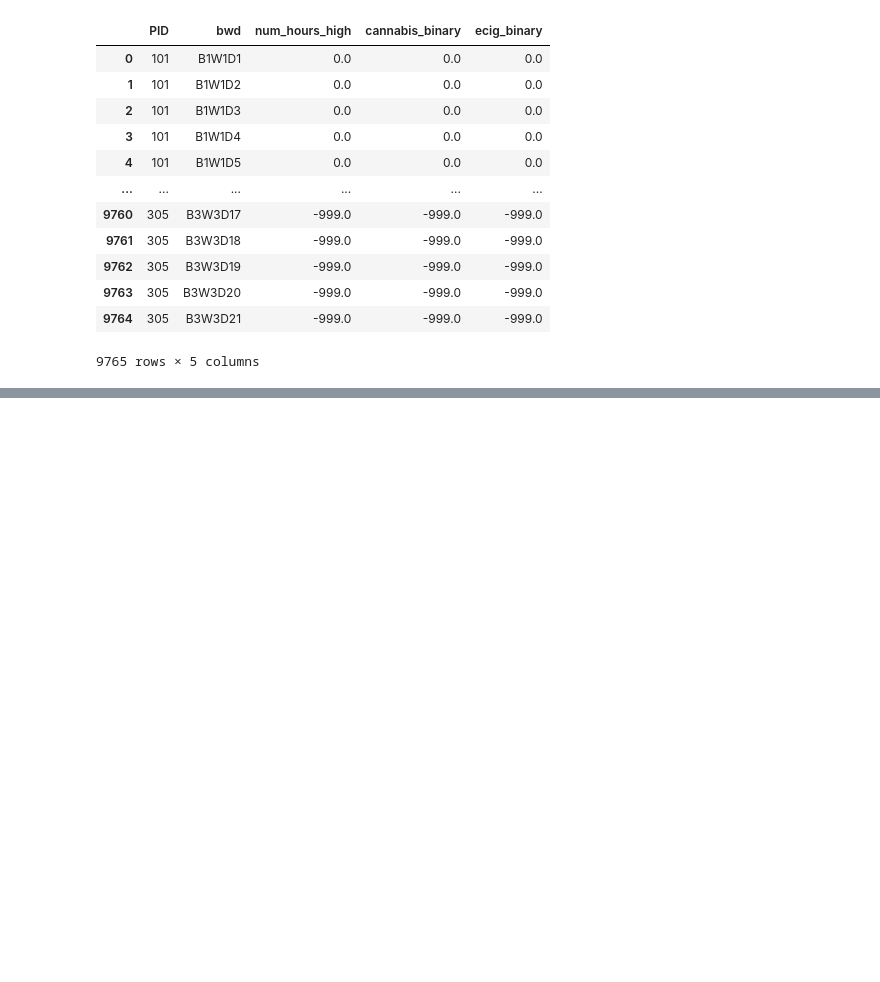
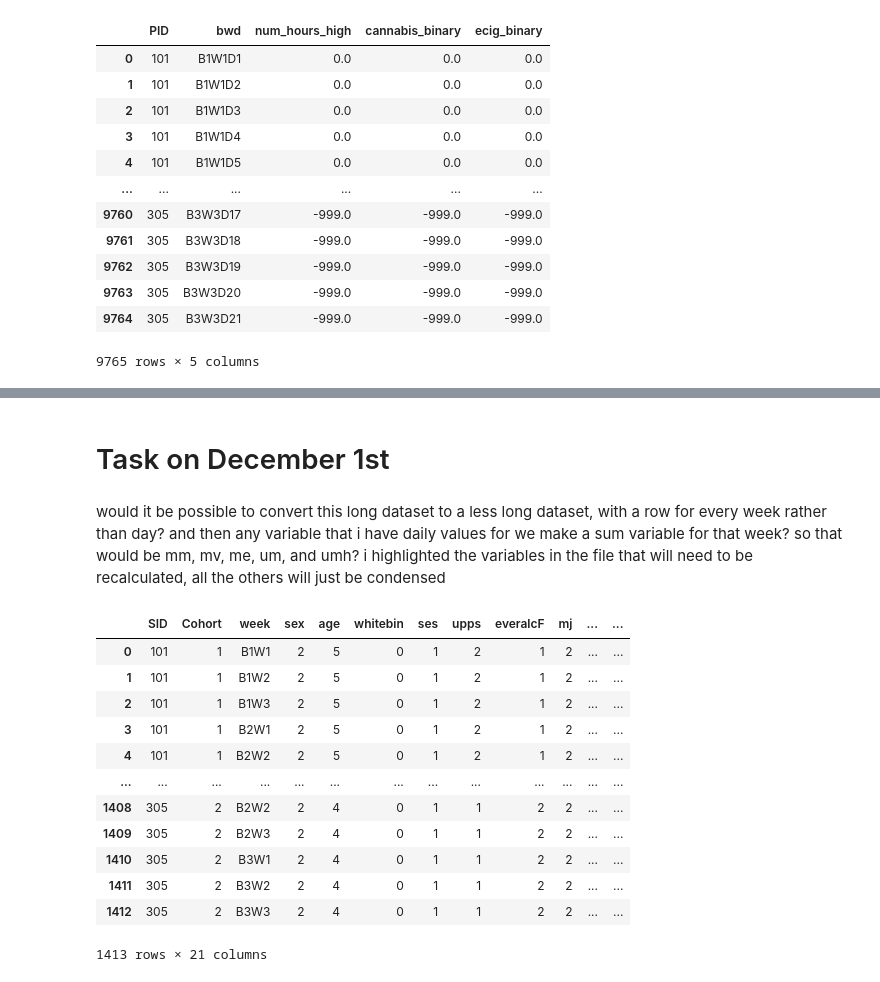
Before and after one commit to athith-g/lab_notebooks, a Jupyter notebook: Data_Restructure.ipynb, the cells around one changed output, grey strips where cells are left out. Drawn from its saved outputs; the diff is of its cells as text; code cells hidden in the pictures; blank space fills up the shorter version.

```diff
--- a/Data_Restructure.ipynb
+++ b/Data_Restructure.ipynb
@@ -258,0 +634,4 @@ for i in range(300):
+# %% [markdown]
+# Task on December 1st
+# %% [markdown]
+would it be possible to convert this long dataset to a less long dataset, with a row for every week rather than day? and then any variable that i have daily values for we make a sum variable for that week? so that would be mm, mv,  me, um, and umh? i highlighted the variables in the file that will need to be recalculated, all the others will just be condensed
@@ -258,0 +672,31 @@ for i in range(300):
+# %%
+renamed_columns = {"Unnamed: 0": "SID"}
+cols = mjoffer.columns.to_list()
+for i in range(1, len(cols)):
+  renamed_columns[cols[i]] = f"{cols[i][1:]}"
+# %%
+mjoffer = mjoffer.rename(columns=renamed_columns)
+# %%
+mjoffer = pd.melt(mjoffer,
+                  id_vars='SID',
+                  value_vars=mjoffer.columns.to_list()[1:],
+                  var_name="week",
+                  value_name='mj_offer')
+# %%
+final = final.merge(mjoffer, on=["SID", "week"], how="left")
+# %%
+final
+# %% [output]
+|  | SID | Cohort | week | sex | age | whitebin | ses | upps | everalcF | mj | ... | ... |
+| 0 | 101 | 1 | B1W1 | 2 | 5 | 0 | 1 | 2 | 1 | 2 | ... | ... |
+| 1 | 101 | 1 | B1W2 | 2 | 5 | 0 | 1 | 2 | 1 | 2 | ... | ... |
+| 2 | 101 | 1 | B1W3 | 2 | 5 | 0 | 1 | 2 | 1 | 2 | ... | ... |
+| 3 | 101 | 1 | B2W1 | 2 | 5 | 0 | 1 | 2 | 1 | 2 | ... | ... |
+| 4 | 101 | 1 | B2W2 | 2 | 5 | 0 | 1 | 2 | 1 | 2 | ... | ... |
+| ... | ... | ... | ... | ... | ... | ... | ... | ... | ... | ... | ... | ... |
+| 1408 | 305 | 2 | B2W2 | 2 | 4 | 0 | 1 | 1 | 2 | 2 | ... | ... |
+| 1409 | 305 | 2 | B2W3 | 2 | 4 | 0 | 1 | 1 | 2 | 2 | ... | ... |
+| 1410 | 305 | 2 | B3W1 | 2 | 4 | 0 | 1 | 1 | 2 | 2 | ... | ... |
+| 1411 | 305 | 2 | B3W2 | 2 | 4 | 0 | 1 | 1 | 2 | 2 | ... | ... |
+| 1412 | 305 | 2 | B3W3 | 2 | 4 | 0 | 1 | 1 | 2 | 2 | ... | ... |
+1413 rows × 21 columns
```
Also changed, not shown: parts of 109 cells of this notebook, 1 other file.
